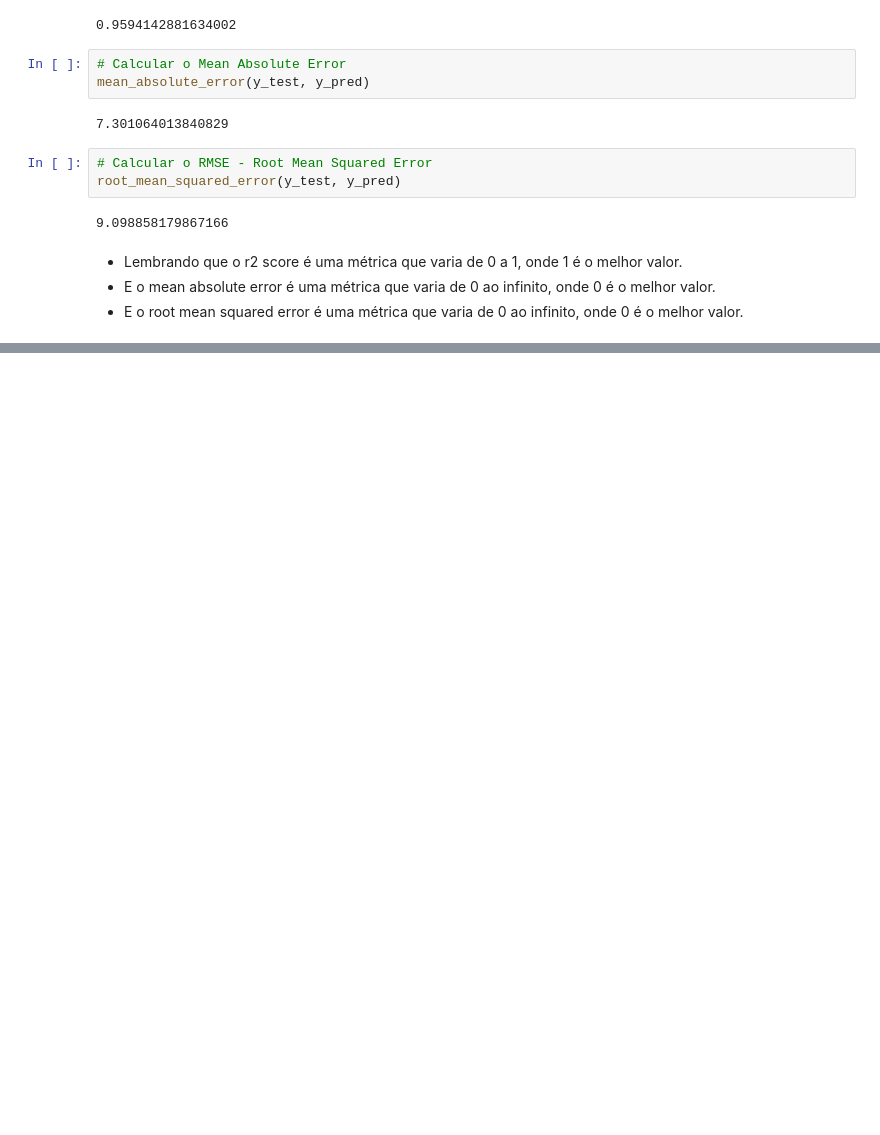
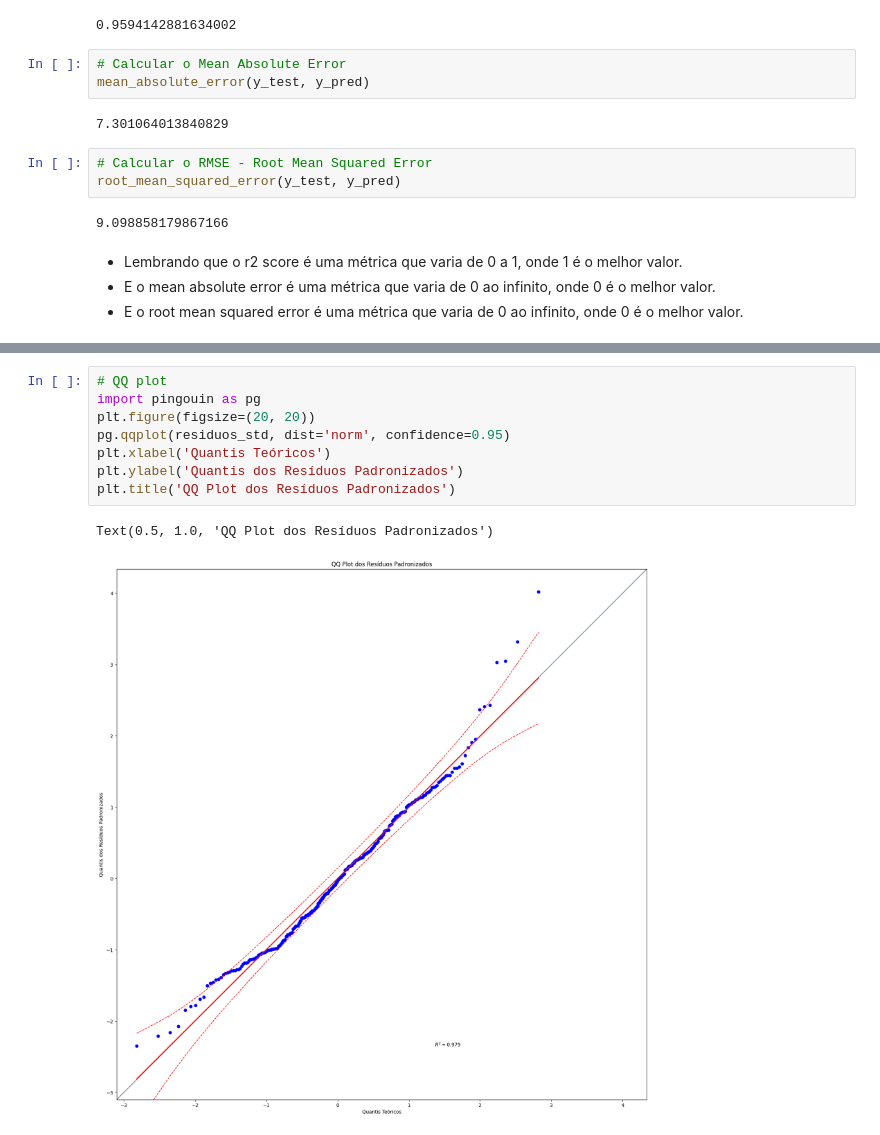
Before and after one commit to angelomedeiros/formacao-ia-regressao-linear-multipla, a Jupyter notebook: modelo_colesterol.ipynb, the cells around one changed output, grey strips where cells are left out. Drawn from its saved outputs; the diff is of its cells as text; blank space fills up the shorter version.

```diff
--- a/modelo_colesterol.ipynb
+++ b/modelo_colesterol.ipynb
@@ -486,0 +567,11 @@ root_mean_squared_error(y_test, y_pred)
+# %%
+# QQ plot
+import pingouin as pg
+plt.figure(figsize=(20, 20))
+pg.qqplot(residuos_std, dist='norm', confidence=0.95)
+plt.xlabel('Quantis Teóricos')
+plt.ylabel('Quantis dos Resíduos Padronizados')
+plt.title('QQ Plot dos Resíduos Padronizados')
+# %% [output]
+Text(0.5, 1.0, 'QQ Plot dos Resíduos Padronizados')
+[figure, added]
```
Also changed, not shown: parts of 7 cells of this notebook, 2 other files.
